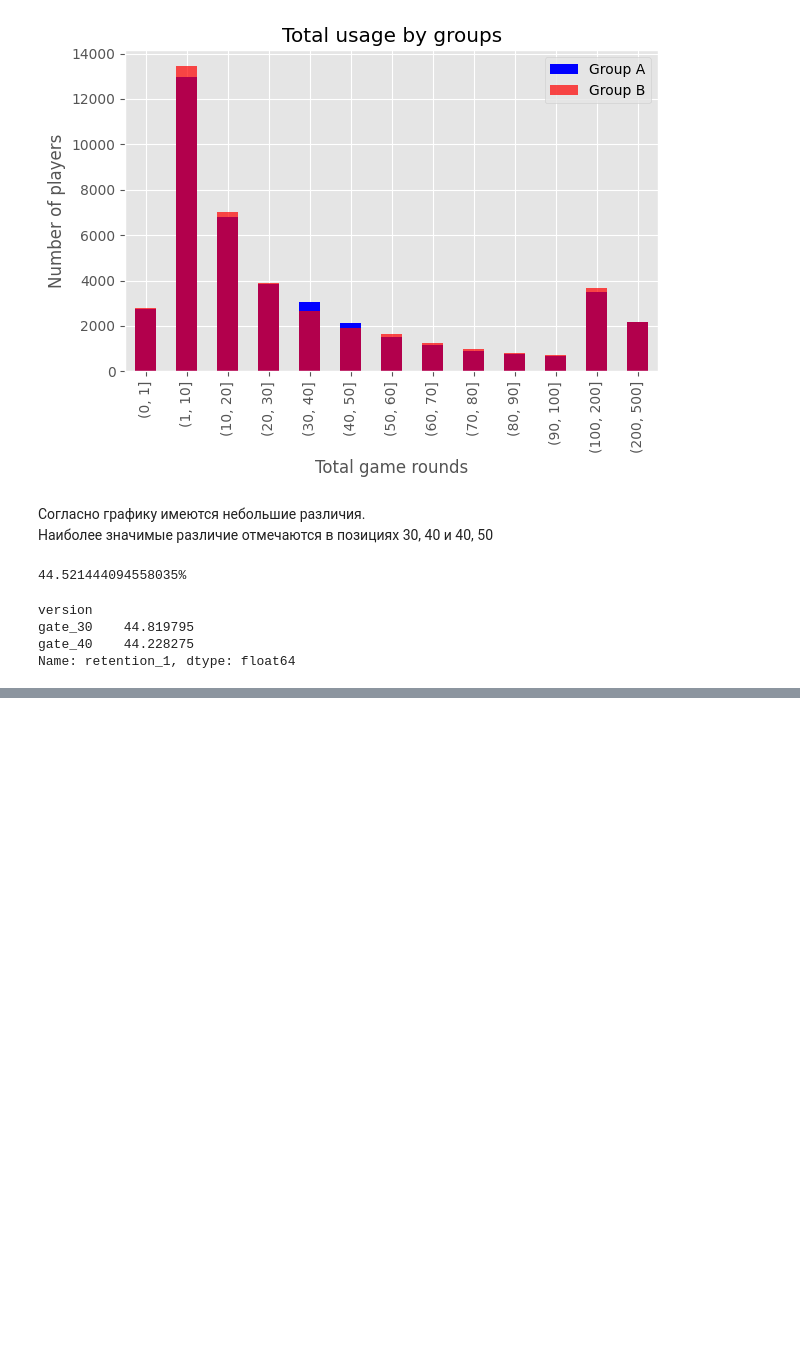
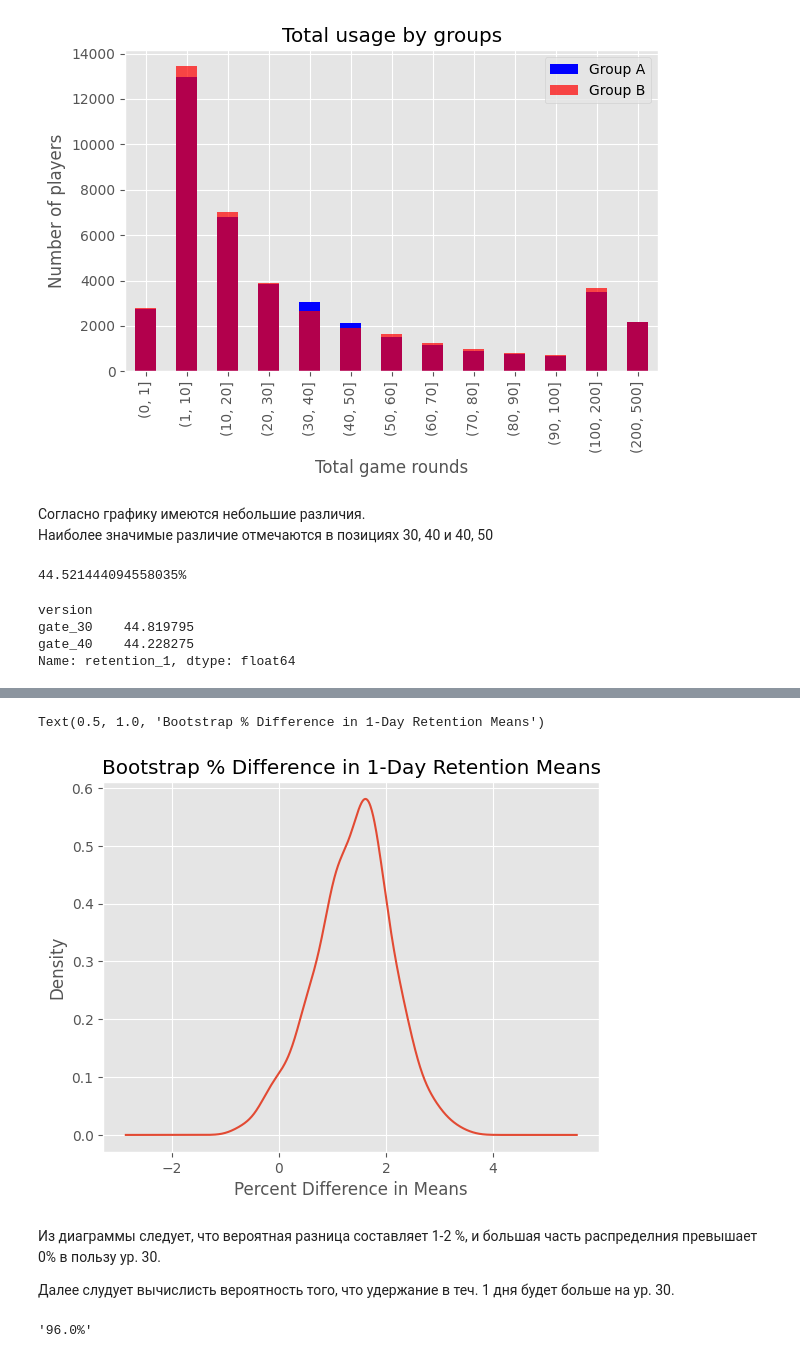
Before and after one commit to BoginskiyVV/AB_Testing, a Jupyter notebook: Sem9/HW9.ipynb, the cells around one changed output, grey strips where cells are left out. Drawn from its saved outputs; the diff is of its cells as text; code cells hidden in the pictures; blank space fills up the shorter version.

```diff
--- a/Sem9/HW9.ipynb
+++ b/Sem9/HW9.ipynb
@@ -200,9 +200,10 @@ Name: retention_1, dtype: float64
 # %%
 boot_1d = []
-for i in range(500):
-    boot_mean = data.retention_1.sample(frac=1, replace=True).groupby(data.version).mean()
+iterations = 500
+for i in range(iterations):
+    boot_mean = data.sample(frac=1, replace=True).groupby(data.version)['retention_1'].mean()
     boot_1d.append(boot_mean)
 
-boot_1d = data.DataFrame(boot_1d)
-print(boot_1d)
+boot_1d = pd.DataFrame(boot_1d)
+boot_1d
 # %% [output]
@@ -215,0 +239,3 @@ AttributeError: 'list' object has no attribute 'plot'
+# %%
+boot_1d['diff'] = ((boot_1d.gate_30 - boot_1d.gate_40) / boot_1d.gate_40 * 100)
+boot_1d.head()
@@ -215,0 +249,19 @@ AttributeError: 'list' object has no attribute 'plot'
+# %%
+ax = boot_1d['diff'].plot.kde()
+ax.set_xlabel('Percent Difference in Means')
+ax.set_title('Bootstrap % Difference in 1-Day Retention Means')
+# %% [output]
+Text(0.5, 1.0, 'Bootstrap % Difference in 1-Day Retention Means')
+[figure, added]
+# %% [markdown]
+Из диаграммы следует, что вероятная разница составляет 1-2 %, и большая часть распределния превышает 0% в пользу ур. 30.
+
+Далее слудует вычислисть вероятность того, что удержание в теч. 1 дня будет больше на ур. 30.
+# %%
+prob = (boot_1d['diff'] > 0).sum() / len(boot_1d['diff'])
+# prob = (boot_1d['diff'] > 0).mean()
+# prob
+
+'{0:.1%}'.format(prob)
+# %% [output]
+'96.0%'
```
Also changed, not shown: parts of 13 cells of this notebook.
